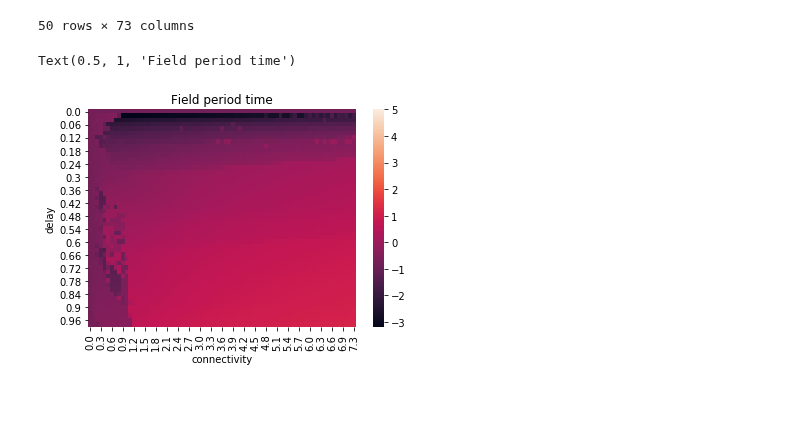
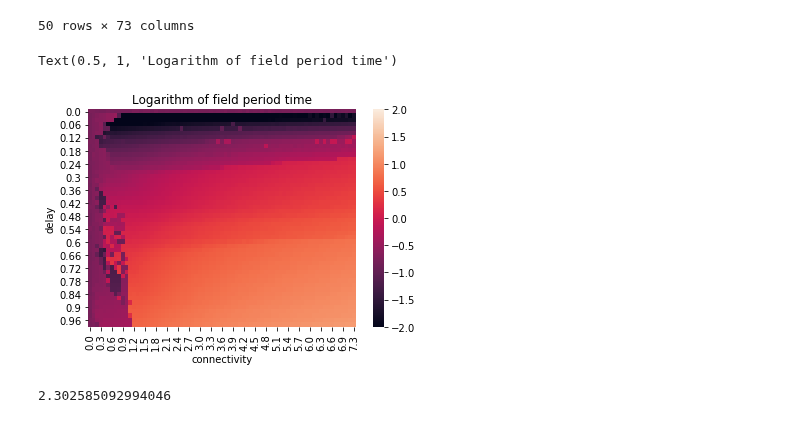
Before and after one commit to mmehrani/master_thesis, a Jupyter notebook: scripts/all_neurons_model_in_one_place/drawing_grid_of_phase_space.ipynb, the cells around one changed output. Cells and saved outputs as stored; diff of their text form; code cells hidden in the pictures.

```diff
--- a/scripts/all_neurons_model_in_one_place/drawing_grid_of_phase_space.ipynb
+++ b/scripts/all_neurons_model_in_one_place/drawing_grid_of_phase_space.ipynb
@@ -156,11 +156,15 @@ field_period_table
 | 0.98 | 0.459982 | 0.484962 | 0.447555 | 0.640014 | 0.660066 | 0.653390 | 0.655308 | 0.657897 | 0.661157 | 0.667780 | ... |
 50 rows × 73 columns
 # %%
-ax_field_period = sns.heatmap(np.log(field_period_table.abs()), annot=False, vmax = 5)
+ax_field_period = sns.heatmap(np.log(field_period_table.abs()), annot=False, vmax = 2, vmin = -2)
 ax_field_period.set_title('Logarithm of field period time')
 # %% [output]
-Text(0.5, 1, 'Field period time')
+Text(0.5, 1, 'Logarithm of field period time')
-[figure, old version]
+[figure, new version]
+# %%
+np.log(10)
+# %% [output]
+2.302585092994046
 # %%
 max_intensity_table = dict_to_dataframe(field_max_intensity_mod_glossary_dict)
 max_intensity_table
```
Also changed, not shown: 8 other files.
